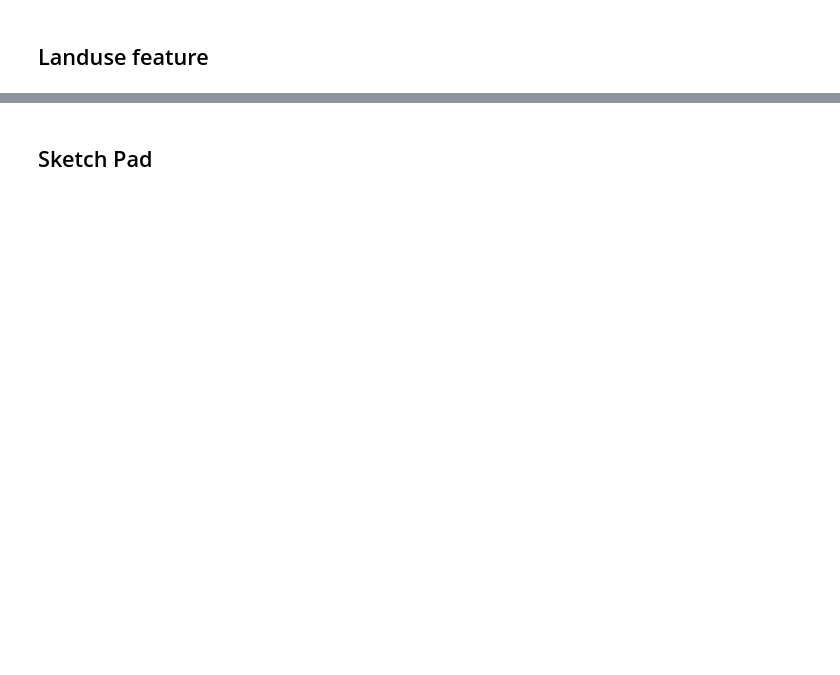
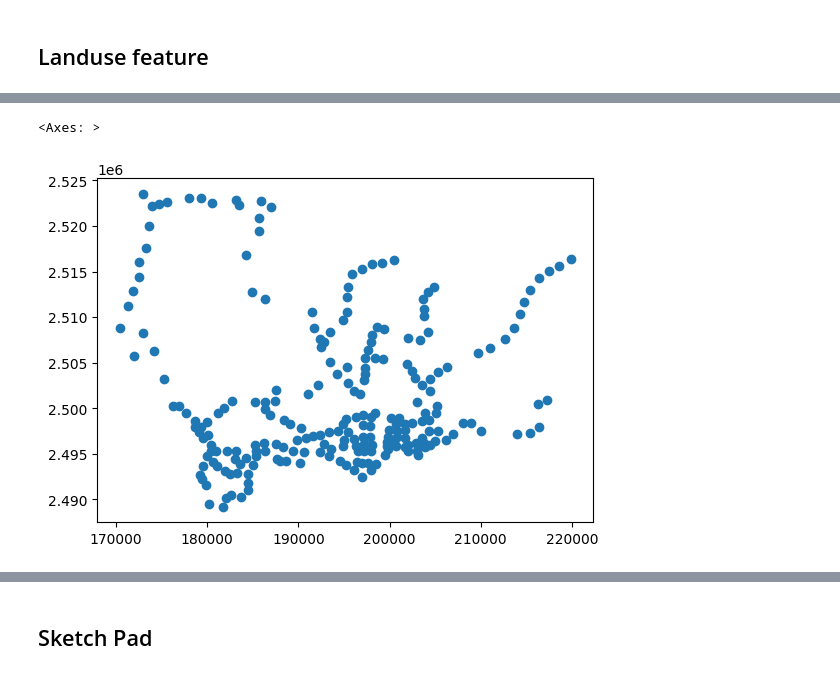
Before and after one commit to BoyangL1/spatial_cognitive, a Jupyter notebook: preprocessing/traj_feature_preprocessing_BEs.ipynb, the cells around one changed output, grey strips where cells are left out. Drawn from its saved outputs; the diff is of its cells as text; code cells hidden in the pictures; blank space fills up the shorter version.

```diff
--- a/preprocessing/traj_feature_preprocessing_BEs.ipynb
+++ b/preprocessing/traj_feature_preprocessing_BEs.ipynb
@@ -202,0 +316,10 @@ city_grid_with_LU
+# %%
+# computation of subway stations
+subways_path = 'F:/数据/地铁/szsubway0510.shp'
+subway = gpd.read_file(subways_path).to_crs("EPSG:32650")
+subway = subway[['name', 'geometry']]
+# %%
+subway.plot()
+# %% [output]
+<Axes: >
+[figure, added]
```
Also changed, not shown: parts of 41 cells of this notebook, 7 other files.
